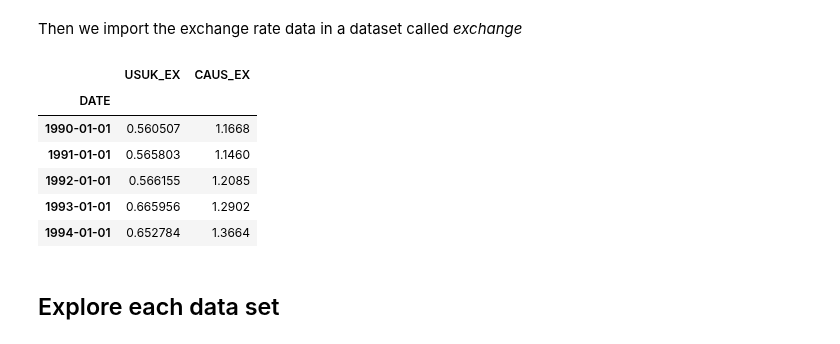
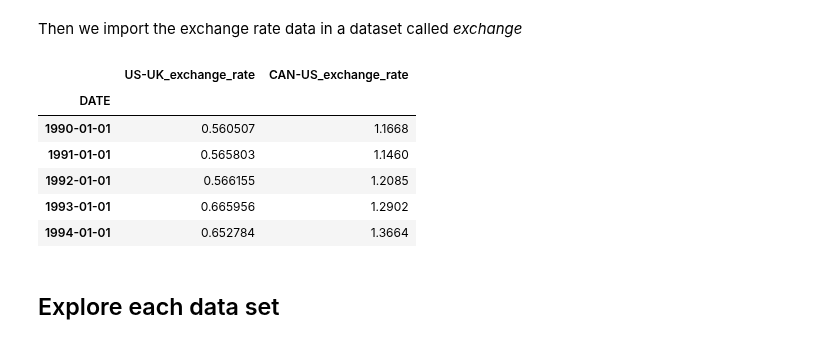
Before and after one commit to NumEconCopenhagen/projects-2024-kbh-herning, a Jupyter notebook: dataproject/dataproject.ipynb, the cells around one changed output. Cells and saved outputs as stored; diff of their text form; code cells hidden in the pictures.

```diff
--- a/dataproject/dataproject.ipynb
+++ b/dataproject/dataproject.ipynb
@@ -84,12 +85,12 @@ Then we import the exchange rate data in a dataset called *exchange*
 # %%
 # Call the FRED api using pandas_datareader
 exchange = pandas_datareader.data.DataReader([EX_UK, EX_CAN], 'fred', start, end)
-exchange = exchange.rename(columns = {'AEXUSUK':'USUK_EX','AEXCAUS':'CAUS_EX'})
-exchange['USUK_EX'] = 1 / exchange['USUK_EX']
+exchange = exchange.rename(columns = {'AEXUSUK':'US-UK_exchange_rate','AEXCAUS':'CAN-US_exchange_rate'})
+exchange['US-UK_exchange_rate'] = 1 / exchange['US-UK_exchange_rate']
 
 exchange.head()
 # %% [output]
-|  | USUK_EX | CAUS_EX |
+|  | US-UK_exchange_rate | CAN-US_exchange_rate |
 | DATE |  |  |
 | 1990-01-01 | 0.560507 | 1.1668 |
 | 1991-01-01 | 0.565803 | 1.1460 |
```
Also changed, not shown: parts of 17 cells of this notebook, 1 other file.
